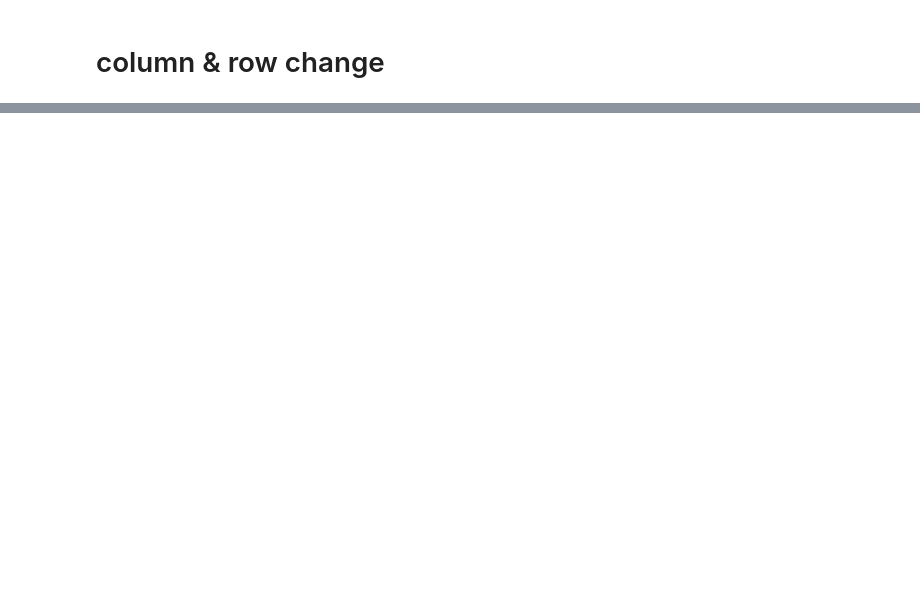
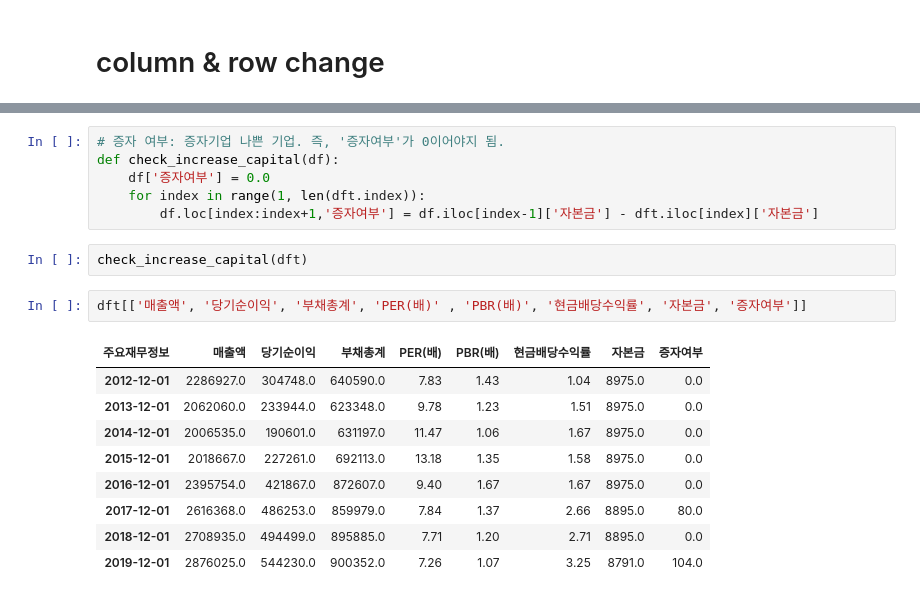
Before and after one commit to AveryCastle/quant-stock, a Jupyter notebook: get_one_kospi.ipynb, the cells around one changed output, grey strips where cells are left out. Drawn from its saved outputs; the diff is of its cells as text; blank space fills up the shorter version.

```diff
--- a/get_one_kospi.ipynb
+++ b/get_one_kospi.ipynb
@@ -145,0 +146,20 @@ dft[['매출액', '당기순이익', '부채총계', 'PER(배)' , 'PBR(배)', '
+# %%
+# 증자 여부: 증자기업 나쁜 기업. 즉, '증자여부'가 0이어야지 됨.
+def check_increase_capital(df):
+    df['증자여부'] = 0.0
+    for index in range(1, len(dft.index)):
+        df.loc[index:index+1,'증자여부'] = df.iloc[index-1]['자본금'] - dft.iloc[index]['자본금']
+# %%
+check_increase_capital(dft)
+# %%
+dft[['매출액', '당기순이익', '부채총계', 'PER(배)' , 'PBR(배)', '현금배당수익률', '자본금', '증자여부']]
+# %% [output]
+| 주요재무정보 | 매출액 | 당기순이익 | 부채총계 | PER(배) | PBR(배) | 현금배당수익률 | 자본금 | 증자여부 |
+| 2012-12-01 | 2286927.0 | 304748.0 | 640590.0 | 7.83 | 1.43 | 1.04 | 8975.0 | 0.0 |
+| 2013-12-01 | 2062060.0 | 233944.0 | 623348.0 | 9.78 | 1.23 | 1.51 | 8975.0 | 0.0 |
+| 2014-12-01 | 2006535.0 | 190601.0 | 631197.0 | 11.47 | 1.06 | 1.67 | 8975.0 | 0.0 |
+| 2015-12-01 | 2018667.0 | 227261.0 | 692113.0 | 13.18 | 1.35 | 1.58 | 8975.0 | 0.0 |
+| 2016-12-01 | 2395754.0 | 421867.0 | 872607.0 | 9.40 | 1.67 | 1.67 | 8975.0 | 0.0 |
+| 2017-12-01 | 2616368.0 | 486253.0 | 859979.0 | 7.84 | 1.37 | 2.66 | 8895.0 | 80.0 |
+| 2018-12-01 | 2708935.0 | 494499.0 | 895885.0 | 7.71 | 1.20 | 2.71 | 8895.0 | 0.0 |
+| 2019-12-01 | 2876025.0 | 544230.0 | 900352.0 | 7.26 | 1.07 | 3.25 | 8791.0 | 104.0 |
```
Also changed, not shown: parts of 9 cells of this notebook, 3 other files.
